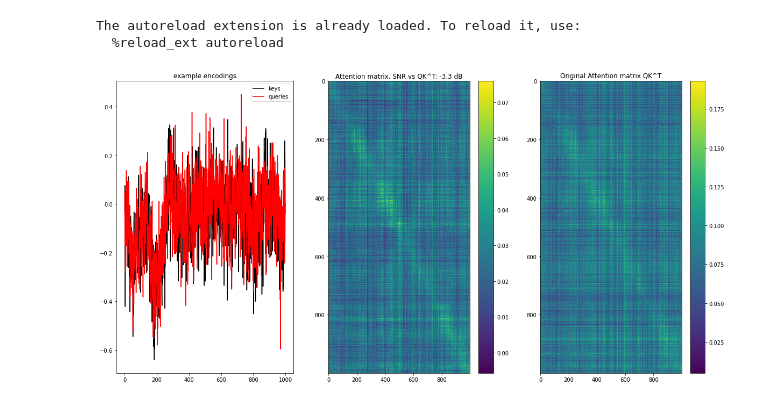
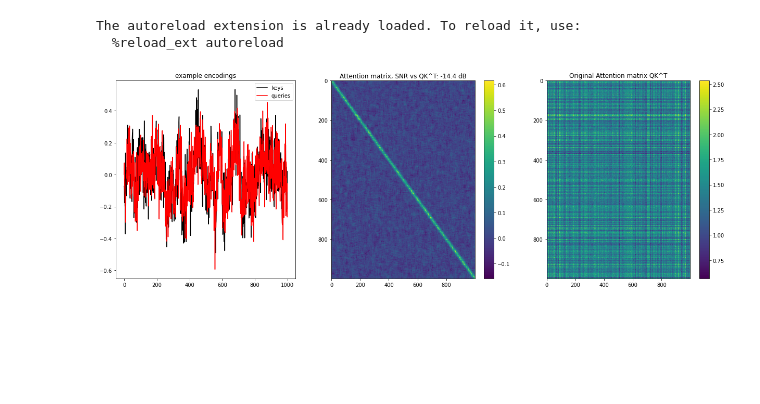
Before and after one commit to aliutkus/spe, a Jupyter notebook: dev/examples/test_spe.ipynb, the cells around one changed output. Saved outputs shown, nothing was run; the diff lists cells and outputs as text; code cells hidden in the pictures; blank space fills up the shorter version.

Commit message:
fixing some scaling issues and adding the possibility to set num_realizations on SPE forward

```diff
--- a/dev/examples/test_spe.ipynb
+++ b/dev/examples/test_spe.ipynb
@@ -5,6 +5,7 @@
 import torch
 import math
 import spe
+import math
 import numpy as np
 import matplotlib.pyplot as plt
 from torch.fft import rfft, irfft
@@ -14,14 +15,14 @@ device = 'cuda' if torch.cuda.is_available() else 'cpu'
 conv = True
 
 # number of layers to simulate
-n_layers = 2
+n_layers = 1
 
 # dimension for the keys and queries
-keys_dim = 64
-num_heads = 8
-num_realizations = keys_dim
-num_sines = 1
-kernel_size = 100
+keys_dim = 32
+num_heads = 1
+num_realizations = 640
+num_sines = 3
+kernel_size = 20
 
 # create the positional encoder, with a specified max lag
 if conv:
@@ -33,7 +34,7 @@ poscoder.to(device=device)
 filters = []
 for layer in range(n_layers):
     filters += [spe.SPEFilter(gated=True, code_shape=poscoder.code_shape).to(device)]
-    #filters[-1].gate.data[...] = -layer*5.
+    filters[-1].gate.data[...] = -500#layer*5.
 n = 1000
 batchsize=8
 
@@ -49,39 +50,39 @@ loss = 0
 poscode = poscoder(q.shape[:2])
 for iteration in tqdm(range(n_layers)):
     # compute the attention matrix
-    A0 = torch.mm(q[0,:,0,:], k[0,:,0,:].T) / keys_dim
+    A0 = torch.mm(q[0,:,0,:], k[0,:,0,:].T) / math.sqrt(keys_dim)
 
     # apply SPE
     q, k = filters[iteration](q,k, poscode)
 
     # compute corresponding attention matrix
-    A = torch.mm(q[0,:,0,:], k[0,:,0,:].T) / num_realizations
+    A = torch.mm(q[0,:,0,:], k[0,:,0,:].T) / math.sqrt(num_realizations)
 
     # compute a loss to check backward
     loss = loss + A.sum()
 
 # display some queries and keys
 q = q.detach()
 k = k.detach()
 
-plt.figure(figsize=[20,10]);
+plt.figure(figsize=[21,7]);
 plt.subplot(131)
 plt.plot(k[0,:,0,0].cpu(),'k');
 plt.plot(q[0,:,0,0].cpu(),'r');
 plt.title('example encodings');
 plt.legend(['keys', 'queries']);
 
 # display the average dot product
 plt.subplot(132);
 plt.imshow(A.detach().cpu().numpy(), aspect='auto', interpolation='nearest');
 plt.title('Attention matrix, SNR vs QK^T: %0.1f dB'%(10*torch.log10(A.norm()/(A-A0).norm())));
 plt.colorbar();
 
 plt.subplot(133);
 plt.imshow(A0.detach().cpu().numpy(), aspect='auto', interpolation='nearest');
 plt.title('Original Attention matrix QK^T');
 plt.colorbar();
 # %% [output]
 The autoreload extension is already loaded. To reload it, use:
   %reload_ext autoreload
-[figure, old version]
+[figure, new version]
```
Also changed, not shown: 1 other file.
